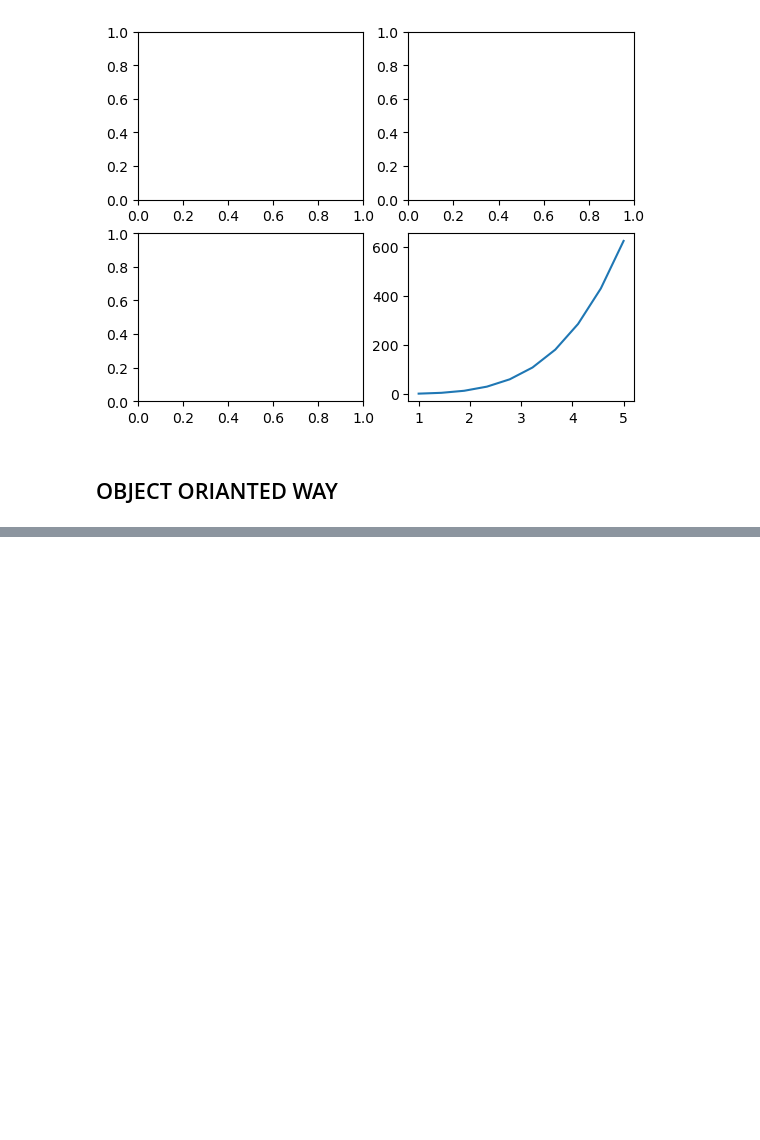
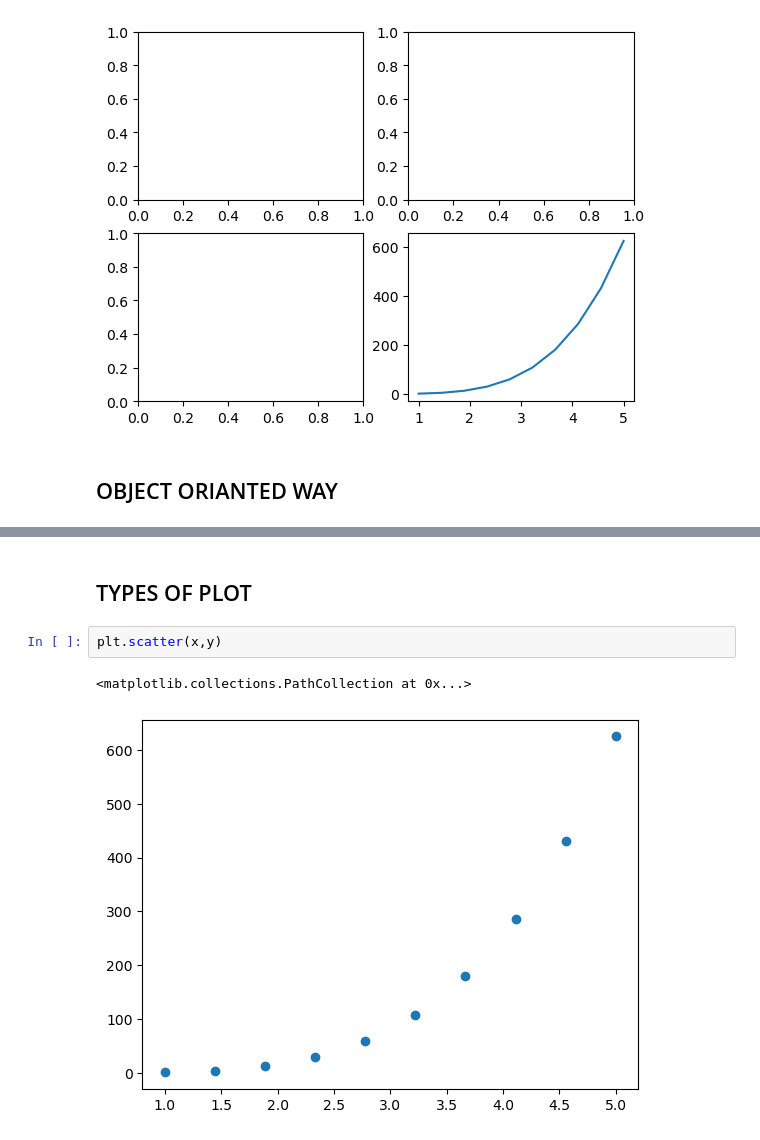
Before and after one commit to debmalya20/-Data-Visualization-, a Jupyter notebook: matplotlib.ipynb, the cells around one changed output, grey strips where cells are left out. Saved outputs shown, nothing was run; the diff lists cells and outputs as text; blank space fills up the shorter version.

Commit message:
MATPLOTLIB

```diff
--- a/matplotlib.ipynb
+++ b/matplotlib.ipynb
@@ -49,0 +50,7 @@ axes2.plot(x,y)
+# %% [markdown]
+## TYPES OF PLOT
+# %%
+plt.scatter(x,y)
+# %% [output]
+<matplotlib.collections.PathCollection at 0x...>
+[figure, added]
```
Also changed, not shown: parts of 3 cells of this notebook.
